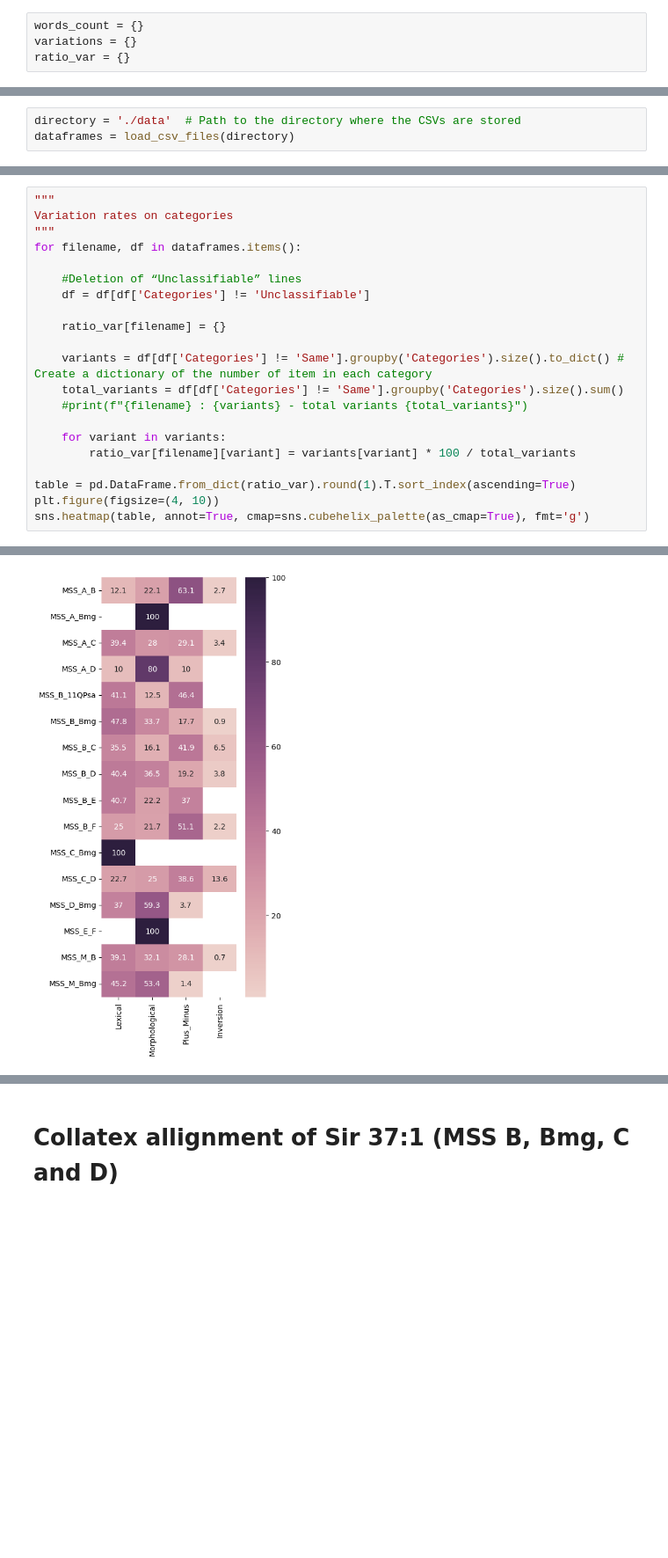
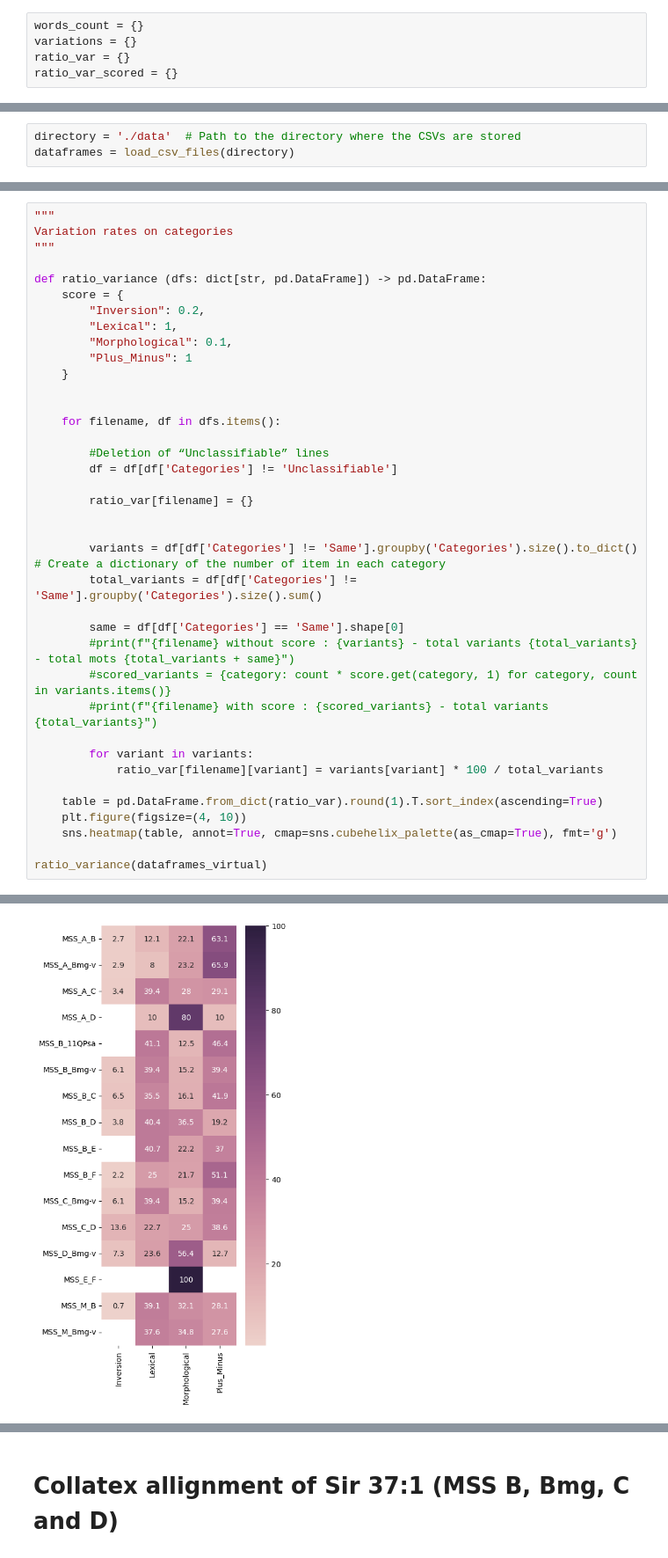
Before and after one commit to metz-theolab/Variant_Analysis_of_Ben_Sira_Hebrew_Manuscripts, a Jupyter notebook: Variant_Analysis.ipynb, the cells around one changed output, grey strips where cells are left out. Shown at 88% size. Cells and saved outputs as stored; diff of their text form; blank space fills up the shorter version.

```diff
--- a/Variant_Analysis.ipynb
+++ b/Variant_Analysis.ipynb
@@ -10,3 +13,4 @@ import matplotlib.pyplot as plt
 words_count = {}
 variations = {}
 ratio_var = {}
+ratio_var_scored = {}
@@ -412,21 +586,38 @@ M: cluster 2
 """
 Variation rates on categories
 """
-for filename, df in dataframes.items():
 
-    #Deletion of “Unclassifiable” lines
-    df = df[df['Categories'] != 'Unclassifiable']
+def ratio_variance (dfs: dict[str, pd.DataFrame]) -> pd.DataFrame:
+    score = {
+        "Inversion": 0.2,
+        "Lexical": 1,
+        "Morphological": 0.1,
+        "Plus_Minus": 1
+    }
 
-    ratio_var[filename] = {}
 
-    variants = df[df['Categories'] != 'Same'].groupby('Categories').size().to_dict() # Create a dictionary of the number of item in each category
-    total_variants = df[df['Categories'] != 'Same'].groupby('Categories').size().sum()
-    #print(f"{filename} : {variants} - total variants {total_variants}")
+    for filename, df in dfs.items():
 
-    for variant in variants:
-        ratio_var[filename][variant] = variants[variant] * 100 / total_variants
+        #Deletion of “Unclassifiable” lines
+        df = df[df['Categories'] != 'Unclassifiable']
 
-table = pd.DataFrame.from_dict(ratio_var).round(1).T.sort_index(ascending=True)
-plt.figure(figsize=(4, 10))
-sns.heatmap(table, annot=True, cmap=sns.cubehelix_palette(as_cmap=True), fmt='g')
+        ratio_var[filename] = {}
+
+
+        variants = df[df['Categories'] != 'Same'].groupby('Categories').size().to_dict() # Create a dictionary of the number of item in each category
+        total_variants = df[df['Categories'] != 'Same'].groupby('Categories').size().sum()
+
+        same = df[df['Categories'] == 'Same'].shape[0]
+        #print(f"{filename} without score : {variants} - total variants {total_variants} - total mots {total_variants + same}")
+        #scored_variants = {category: count * score.get(category, 1) for category, count in variants.items()}
+        #print(f"{filename} with score : {scored_variants} - total variants {total_variants}")
+
+        for variant in variants:
+            ratio_var[filename][variant] = variants[variant] * 100 / total_variants
+
+    table = pd.DataFrame.from_dict(ratio_var).round(1).T.sort_index(ascending=True)
+    plt.figure(figsize=(4, 10))
+    sns.heatmap(table, annot=True, cmap=sns.cubehelix_palette(as_cmap=True), fmt='g')
+
+ratio_variance(dataframes_virtual)
 # %% [output]
@@ -434 +624 @@ sns.heatmap(table, annot=True, cmap=sns.cubehelix_palette(as_cmap=True), fmt='g'
-[figure, old version]
+[figure, new version]
```
Also changed, not shown: parts of 27 cells of this notebook, 4 other files.
